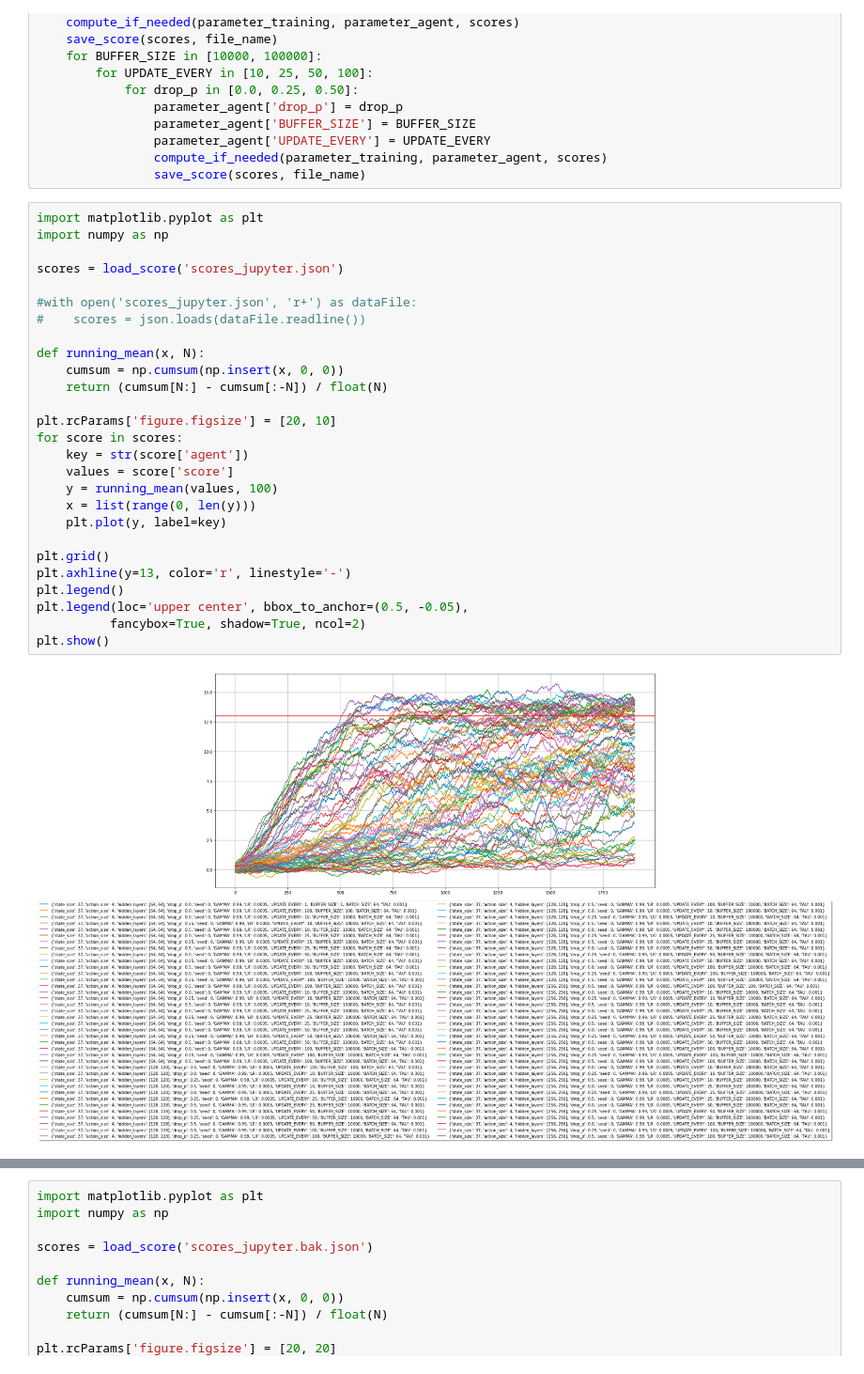
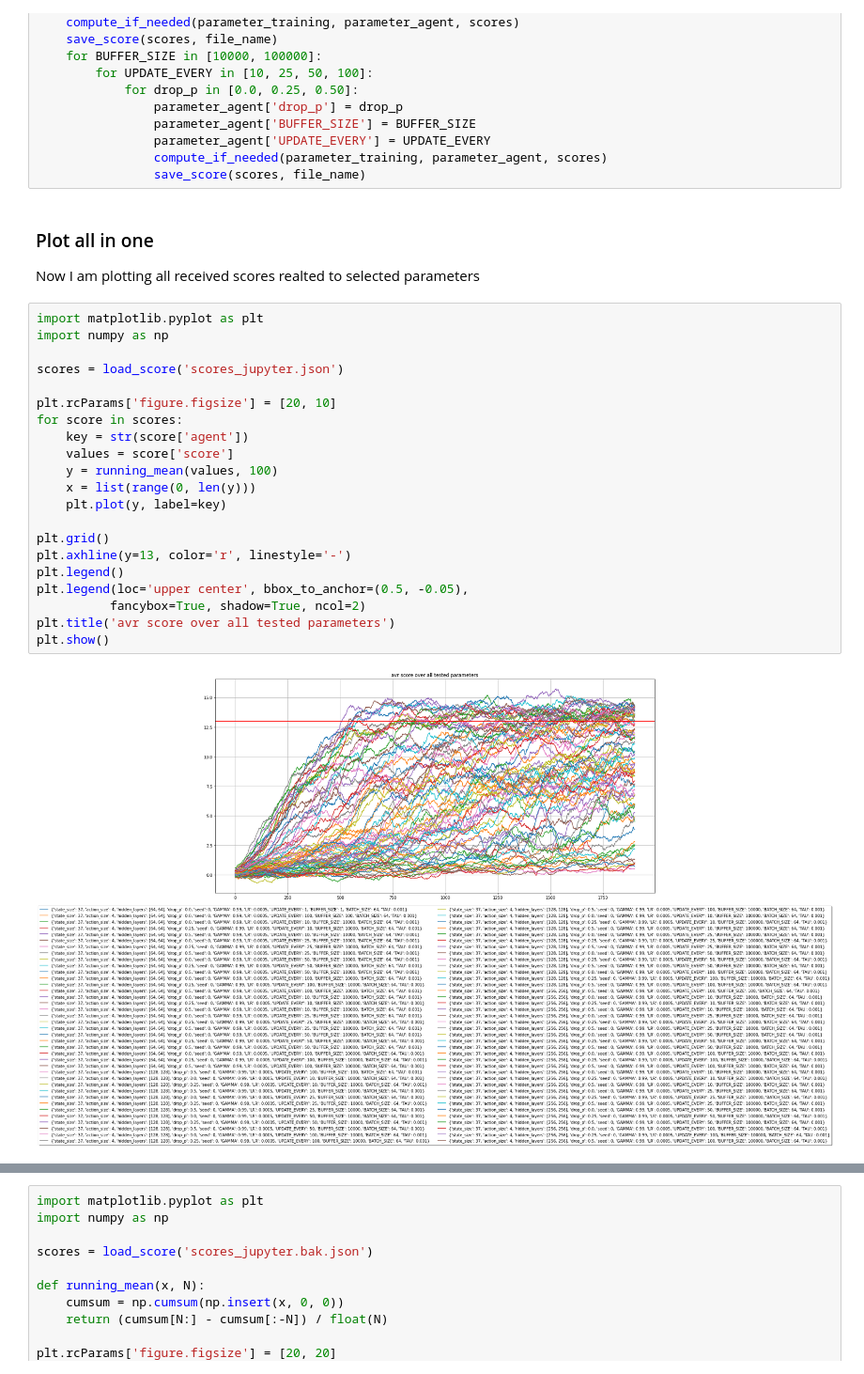
Before and after one commit to maxbader/udacity_drl_p1_navigation, a Jupyter notebook: Navigation.ipynb, the cells around one changed output, grey strips where cells are left out. Shown at 94% size. Drawn from its saved outputs; the diff is of its cells as text.

```diff
--- a/Navigation.ipynb
+++ b/Navigation.ipynb
@@ -222,32 +240,29 @@ for hidden_layers in [[64,64],[128,128],[256,256]]:
                 parameter_agent['UPDATE_EVERY'] = UPDATE_EVERY
                 compute_if_needed(parameter_training, parameter_agent, scores)
                 save_score(scores, file_name)
+# %% [markdown]
+### Plot all in one
+Now I am plotting all received scores realted to selected parameters
 # %%
 import matplotlib.pyplot as plt
 import numpy as np
 
 scores = load_score('scores_jupyter.json')
-
-#with open('scores_jupyter.json', 'r+') as dataFile:
-#    scores = json.loads(dataFile.readline())
-
-def running_mean(x, N):
-    cumsum = np.cumsum(np.insert(x, 0, 0))
-    return (cumsum[N:] - cumsum[:-N]) / float(N)
 
 plt.rcParams['figure.figsize'] = [20, 10]
 for score in scores:
     key = str(score['agent'])
     values = score['score']
     y = running_mean(values, 100)
     x = list(range(0, len(y)))
     plt.plot(y, label=key)
 
 plt.grid()
 plt.axhline(y=13, color='r', linestyle='-')
 plt.legend()
 plt.legend(loc='upper center', bbox_to_anchor=(0.5, -0.05),
           fancybox=True, shadow=True, ncol=2)
+plt.title('avr score over all tested parameters')
 plt.show()
 # %% [output]
-[figure, old version]
+[figure, new version]
```
Also changed, not shown: parts of 11 cells of this notebook, 5 other files.
